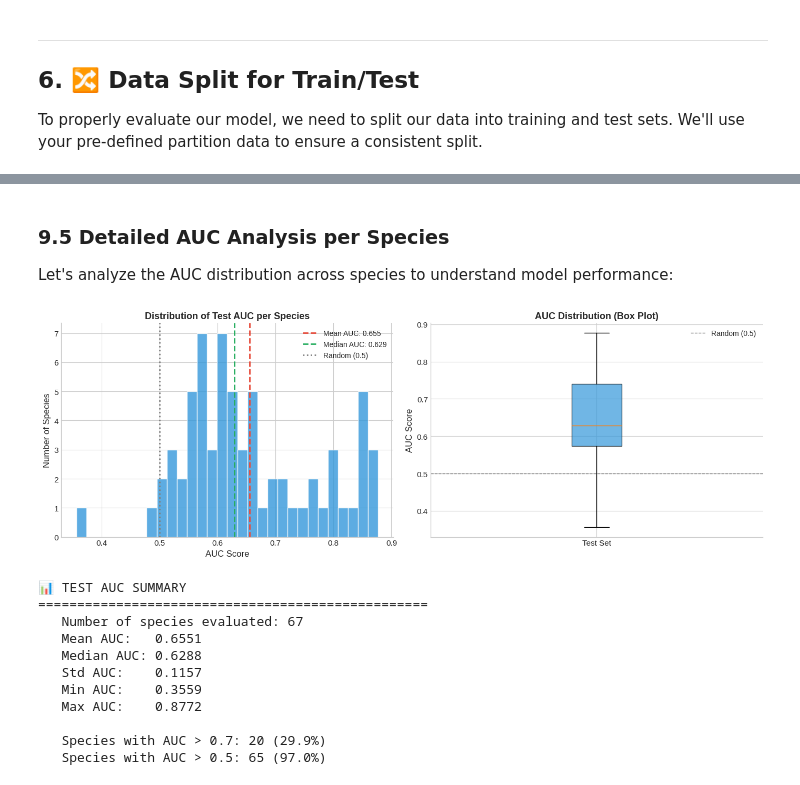
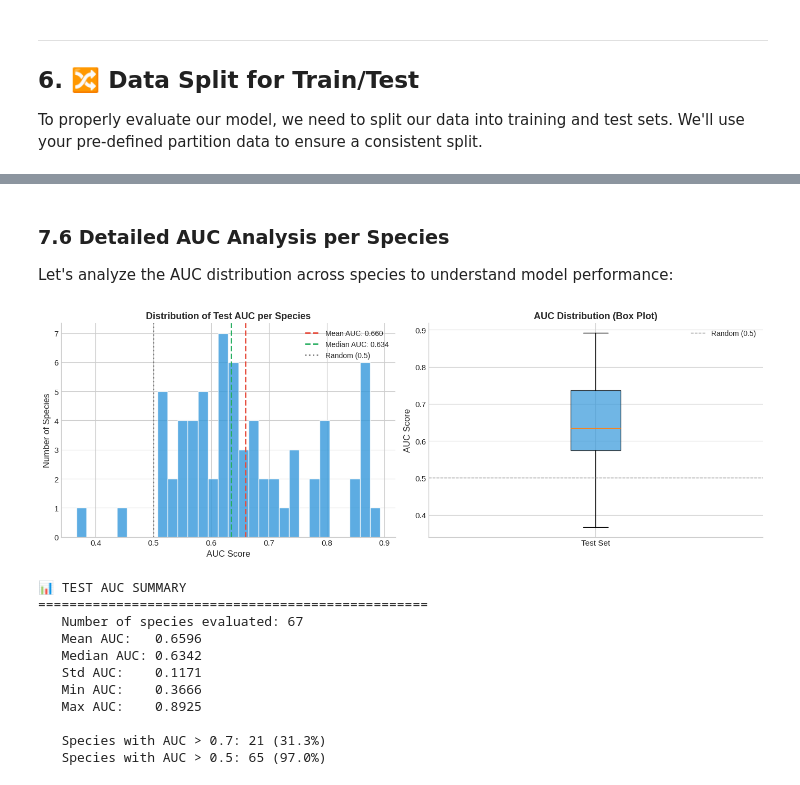
Before and after one commit to cmunozr/2026_I_AI_GU, a Jupyter notebook: Project/deepmaxent.ipynb, the cells around one changed output, grey strips where cells are left out. Cells and saved outputs as stored; diff of their text form; code cells hidden in the pictures.

```diff
--- a/Project/deepmaxent.ipynb
+++ b/Project/deepmaxent.ipynb
@@ -799,6 +680,7 @@ class Args:
         self.epoch = 100
         self.hidden_nbr = 2  # Number of hidden layers
         self.weight_decay = 3e-4  # L2 regularization
+        self.TGB = True
 
 args = Args()
 
@@ -1014,0 +967,39 @@ results = train_deepmodel(
+# %%
+# 1. Extract the best hyperparameters
+# (If 'best_params' is still in memory from the grid search cell, we use it directly.
+# Alternatively, you can extract it from the results_df).
+if 'best_params' not in locals():
+    print("Extracting best parameters from DataFrame...")
+    best_row = results_df.loc[results_df['mean_auc'].idxmax()]
+    best_params = {
+        'learning_rate': best_row['learning_rate'],
+        'hidden_nbr': int(best_row['hidden_nbr']),
+        'weight_decay': best_row['weight_decay']
+    }
+
+print("Best Parameters:", best_params)
+
+# 2. Configure the final Args object
+final_args = Args()
+final_args.epoch = 150 # Increased max epochs since Early Stopping will catch it anyway
+final_args.TGB = True
+
+# Apply the best parameters dynamically
+for k, v in best_params.items():
+    setattr(final_args, k, v)
+
+# 3. Train the final model
+# We train on the ENTIRE X_train_tensor.
+# We use the held-out X_test_tensor for Early Stopping and final evaluation.
+print("\nInitiating final training run on the full training set...")
+final_results = train_deepmodel(
+    X_train=X_train_tensor,
+    y_train=y_train_tensor,
+    X_test=X_test_tensor,
+    y_test=y_test_tensor,
+    args=final_args,
+    hidden_size=250, # Must match your grid search architecture
+    device=device
+)
+
+final_model = final_results["model"]
@@ -1078,10 +1105,10 @@ print(f"   Final Test AUC:  {test_auc_values[-1]:.4f}")
 # %% [markdown]
-### 9.5 Detailed AUC Analysis per Species
+### 7.6 Detailed AUC Analysis per Species
 
 Let's analyze the AUC distribution across species to understand model performance:
 # %%
 # Compute detailed AUC for test set
-test_mean_auc, test_species_aucs = compute_auc(results['model'], X_test_tensor, y_test_tensor, device)
+test_mean_auc, test_species_aucs = compute_auc(final_results['model'], X_test_tensor, y_test_tensor, device)
 
 # Distribution of AUC values
 fig, axes = plt.subplots(1, 2, figsize=(14, 5))
@@ -1102,42 +1129,42 @@ ax1.spines['top'].set_visible(False)
 ax1.spines['right'].set_visible(False)
 
 # Box plot
 ax2 = axes[1]
 box = ax2.boxplot(test_species_aucs, vert=True, patch_artist=True)
 box['boxes'][0].set_facecolor('#3498db')
 box['boxes'][0].set_alpha(0.7)
 ax2.axhline(y=0.5, color='gray', linestyle='--', linewidth=1, label='Random (0.5)')
 ax2.set_ylabel('AUC Score', fontsize=12)
 ax2.set_title('AUC Distribution (Box Plot)', fontsize=13, fontweight='bold')
 ax2.set_xticklabels(['Test Set'])
 ax2.legend(fontsize=10)
 ax2.spines['top'].set_visible(False)
 ax2.spines['right'].set_visible(False)
 
 plt.tight_layout()
 plt.show()
 
 # Summary statistics
 print("\n📊 TEST AUC SUMMARY")
 print("=" * 50)
 print(f"   Number of species evaluated: {len(test_species_aucs)}")
 print(f"   Mean AUC:   {np.mean(test_species_aucs):.4f}")
 print(f"   Median AUC: {np.median(test_species_aucs):.4f}")
 print(f"   Std AUC:    {np.std(test_species_aucs):.4f}")
 print(f"   Min AUC:    {np.min(test_species_aucs):.4f}")
 print(f"   Max AUC:    {np.max(test_species_aucs):.4f}")
 print(f"\n   Species with AUC > 0.7: {sum(np.array(test_species_aucs) > 0.7)} ({100*sum(np.array(test_species_aucs) > 0.7)/len(test_species_aucs):.1f}%)")
 print(f"   Species with AUC > 0.5: {sum(np.array(test_species_aucs) > 0.5)} ({100*sum(np.array(test_species_aucs) > 0.5)/len(test_species_aucs):.1f}%)")
 # %% [output]
-[figure, old version]
+[figure, new version]
 📊 TEST AUC SUMMARY
 ==================================================
    Number of species evaluated: 67
-   Mean AUC:   0.6551
-   Median AUC: 0.6288
-   Std AUC:    0.1157
-   Min AUC:    0.3559
-   Max AUC:    0.8772
+   Mean AUC:   0.6596
+   Median AUC: 0.6342
+   Std AUC:    0.1171
+   Min AUC:    0.3666
+   Max AUC:    0.8925
 
-   Species with AUC > 0.7: 20 (29.9%)
+   Species with AUC > 0.7: 21 (31.3%)
    Species with AUC > 0.5: 65 (97.0%)
```
Also changed, not shown: parts of 34 cells of this notebook.
